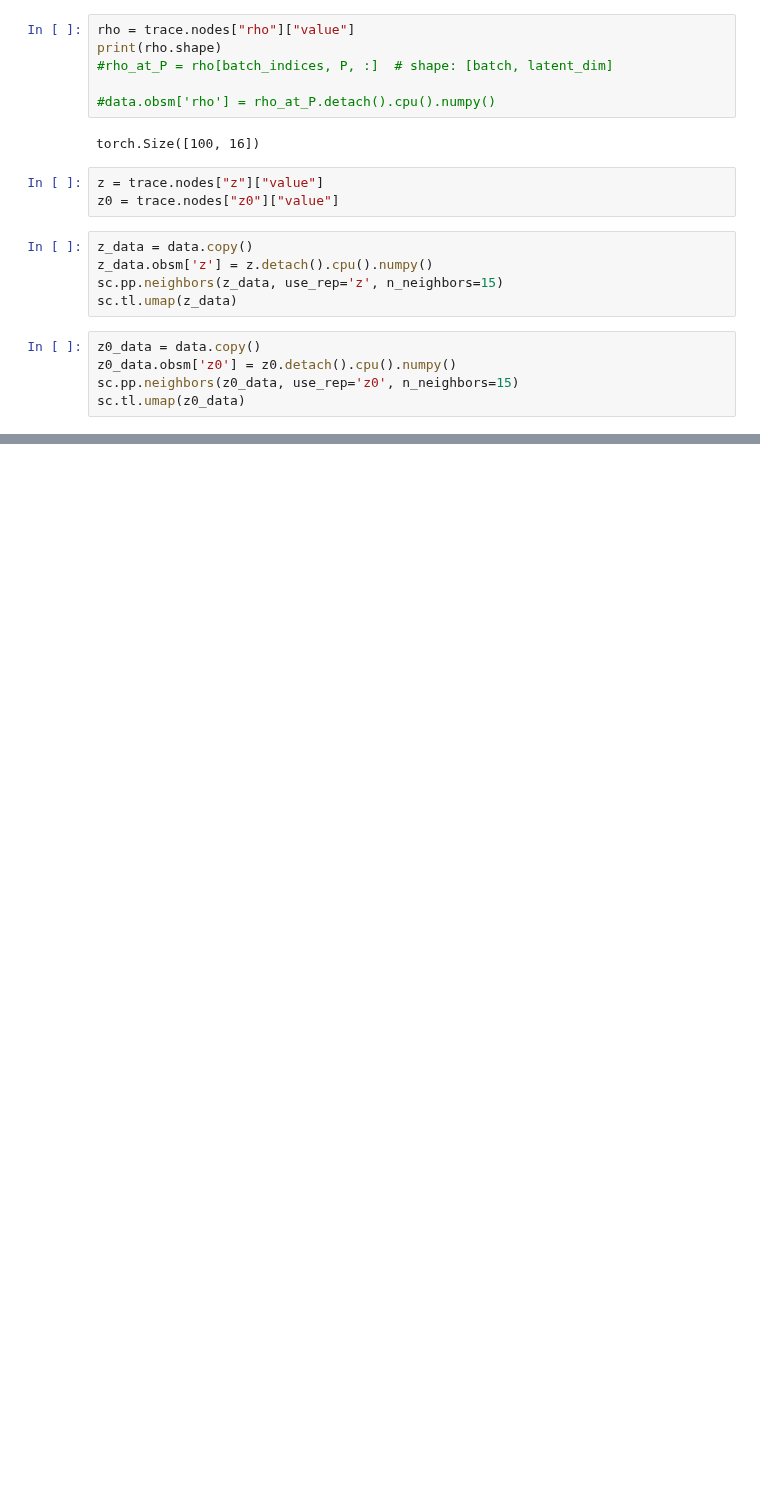
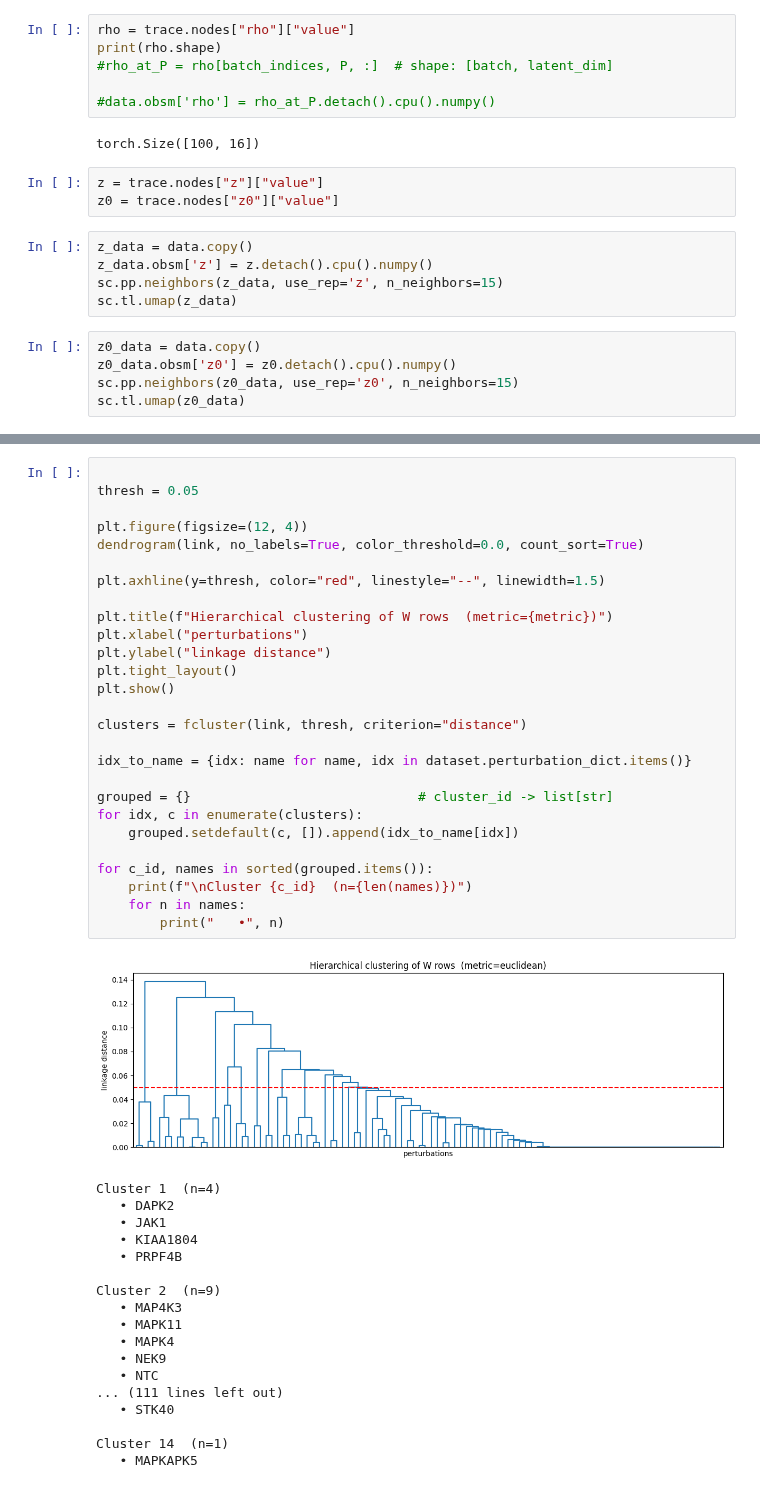
Before and after one commit to azizilab/SHERLOCK, a Jupyter notebook: PerturbVAE/training_test.ipynb, the cells around one changed output, grey strips where cells are left out. Cells and saved outputs as stored; diff of their text form; blank space fills up the shorter version.

```diff
--- a/PerturbVAE/training_test.ipynb
+++ b/PerturbVAE/training_test.ipynb
@@ -333,0 +304,46 @@ plt.hist(B.flatten(), bins=100)
+# %%
+
+thresh = 0.05
+
+plt.figure(figsize=(12, 4))
+dendrogram(link, no_labels=True, color_threshold=0.0, count_sort=True)
+
+plt.axhline(y=thresh, color="red", linestyle="--", linewidth=1.5)
+
+plt.title(f"Hierarchical clustering of W rows  (metric={metric})")
+plt.xlabel("perturbations")
+plt.ylabel("linkage distance")
+plt.tight_layout()
+plt.show()
+
+clusters = fcluster(link, thresh, criterion="distance")
+
+idx_to_name = {idx: name for name, idx in dataset.perturbation_dict.items()}
+
+grouped = {}                             # cluster_id -> list[str]
+for idx, c in enumerate(clusters):
+    grouped.setdefault(c, []).append(idx_to_name[idx])
+
+for c_id, names in sorted(grouped.items()):
+    print(f"\nCluster {c_id}  (n={len(names)})")
+    for n in names:
+        print("   •", n)
+# %% [output]
+[figure, added]
+Cluster 1  (n=4)
+   • DAPK2
+   • JAK1
+   • KIAA1804
+   • PRPF4B
+
+Cluster 2  (n=9)
+   • MAP4K3
+   • MAPK11
+   • MAPK4
+   • NEK9
+   • NTC
+... (111 lines left out)
+   • STK40
+
+Cluster 14  (n=1)
+   • MAPKAPK5
```
Also changed, not shown: parts of 16 cells of this notebook, 1 other file.
